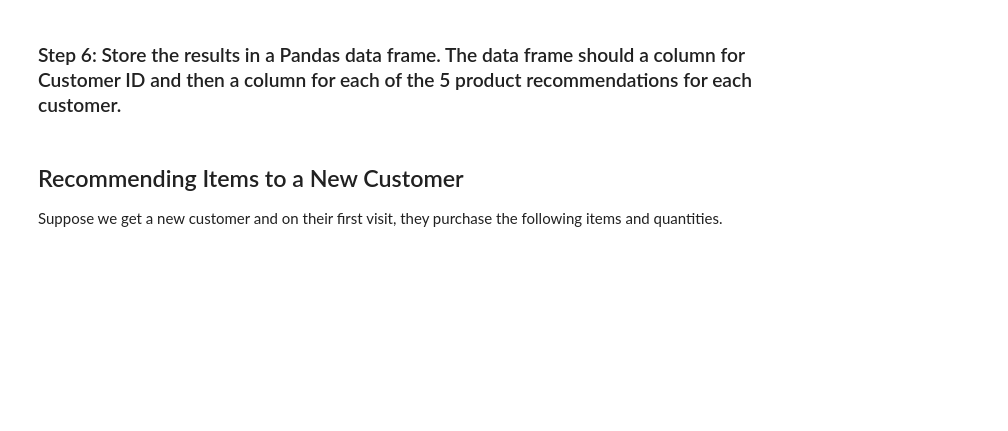
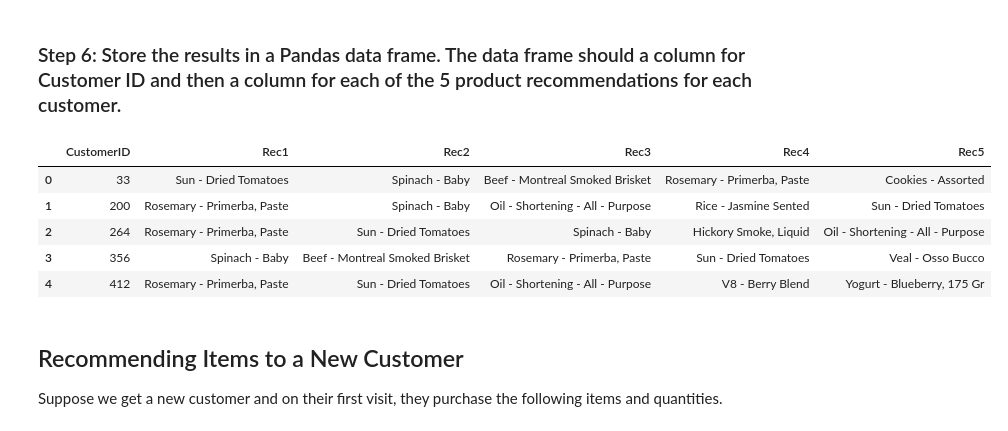
Before and after one commit to ironhack-datalabs/datamad0620, a Jupyter notebook: module-2/lab-recommender-deepdive/your-code/main.ipynb, the cells around one changed output. Drawn from its saved outputs; the diff is of its cells as text; code cells hidden in the pictures; blank space fills up the shorter version.

```diff
--- a/module-2/lab-recommender-deepdive/your-code/main.ipynb
+++ b/module-2/lab-recommender-deepdive/your-code/main.ipynb
@@ -196,4 +194,4 @@ purchased_prod[:5]
 # %%
 top5sim={}
 for product in purchased_prod:
-    top5sim[product]=list(prod_dist[product].sort_values(ascending=False)[1:6])
+    top5sim[product]=list(prod_dist[product].sort_values(ascending=False)[1:6].index)
@@ -205,2 +198,12 @@ AttributeError: 'float' object has no attribute 'index'
+# %%
+items=[prod[1] for prod in top5sim.items()]
+flatten=[p for r in items for p in r]
+not_purchased=[pro for pro in flatten if pro not in purchased_prod]
+unique=set(not_purchased)
 # %% [markdown]
 ### Step 4: Count the number of times each similar product occurs in your filtered list. Sort and return a list containing the top 5 items.
+# %%
+counter=[[prod,not_purchased.count(prod)] for prod in unique]
+counter=sorted(counter, key=lambda k:k[1], reverse=True)
+top5=counter[:5]
+top5
@@ -210,8 +219,36 @@ AttributeError: 'float' object has no attribute 'index'
 - Create an empty dictionary that will hold the recommendations for all customers.
 - Create a list of unique CustomerIDs to iterate over.
 - Iterate over the customer list performing steps 2 through 4 for each and appending the results of each iteration to the dictionary you created.
+# %%
+r={}
+customers=[customer for customer in prod_cust_pivot.columns]
+for customer in customers:
+    recommendations={}
+    purchased_prod=list(prod_cust_pivot[customer][prod_cust_pivot[customer]!=0].index)
+    for product in purchased_prod:
+        recommendations[product]=list(prod_dist[product].sort_values(ascending=False)[1:6].index)
+    items=[prod[1] for prod in recommendations.items()]
+    flatten=[p for r in items for p in r]
+    not_purchased=[pro for pro in flatten if pro not in purchased_prod]
+    unique=set(not_purchased)
+    counter=[[prod,not_purchased.count(prod)] for prod in unique]
+    counter=sorted(counter, key=lambda k:k[1], reverse=True)
+    top5=counter[:5]
+    flattentop5=[prod[0] for prod in top5]
+    r[customer]=flattentop5
 # %% [markdown]
 ### Step 6: Store the results in a Pandas data frame. The data frame should a column for Customer ID and then a column for each of the 5 product recommendations for each customer.
+# %%
+cool=pd.DataFrame.from_dict(r, orient="index").reset_index()
+cool.columns=["CustomerID", "Rec1","Rec2","Rec3","Rec4","Rec5"]
+cool.head()
+# %% [output]
+|  | CustomerID | Rec1 | Rec2 | Rec3 | Rec4 | Rec5 |
+| 0 | 33 | Sun - Dried Tomatoes | Spinach - Baby | Beef - Montreal Smoked Brisket | Rosemary - Primerba, Paste | Cookies - Assorted |
+| 1 | 200 | Rosemary - Primerba, Paste | Spinach - Baby | Oil - Shortening - All - Purpose | Rice - Jasmine Sented | Sun - Dried Tomatoes |
+| 2 | 264 | Rosemary - Primerba, Paste | Sun - Dried Tomatoes | Spinach - Baby | Hickory Smoke, Liquid | Oil - Shortening - All - Purpose |
+| 3 | 356 | Spinach - Baby | Beef - Montreal Smoked Brisket | Rosemary - Primerba, Paste | Sun - Dried Tomatoes | Veal - Osso Bucco |
+| 4 | 412 | Rosemary - Primerba, Paste | Sun - Dried Tomatoes | Oil - Shortening - All - Purpose | V8 - Berry Blend | Yogurt - Blueberry, 175 Gr |
 # %% [markdown]
 ## Recommending Items to a New Customer
 
```
Also changed, not shown: parts of 11 cells of this notebook.
